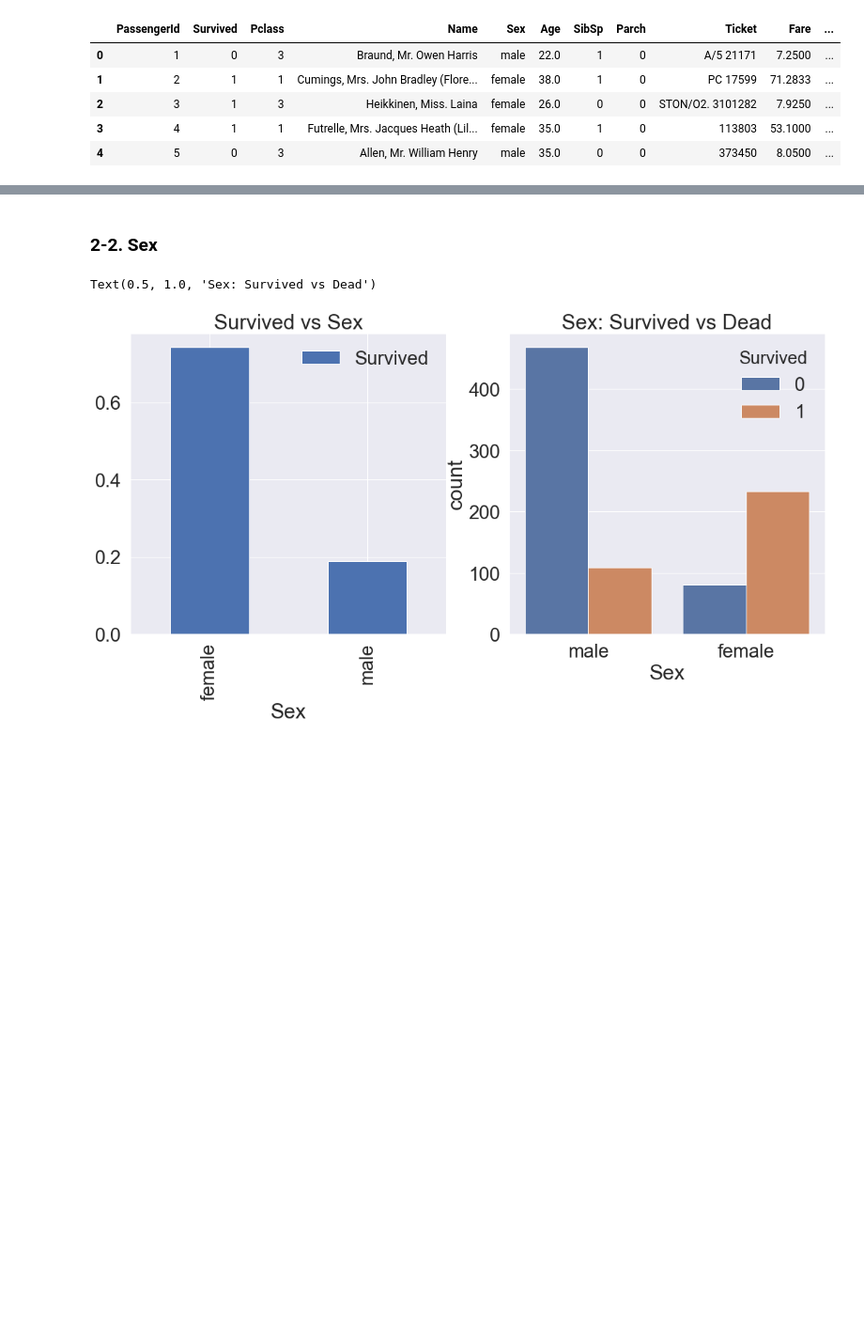
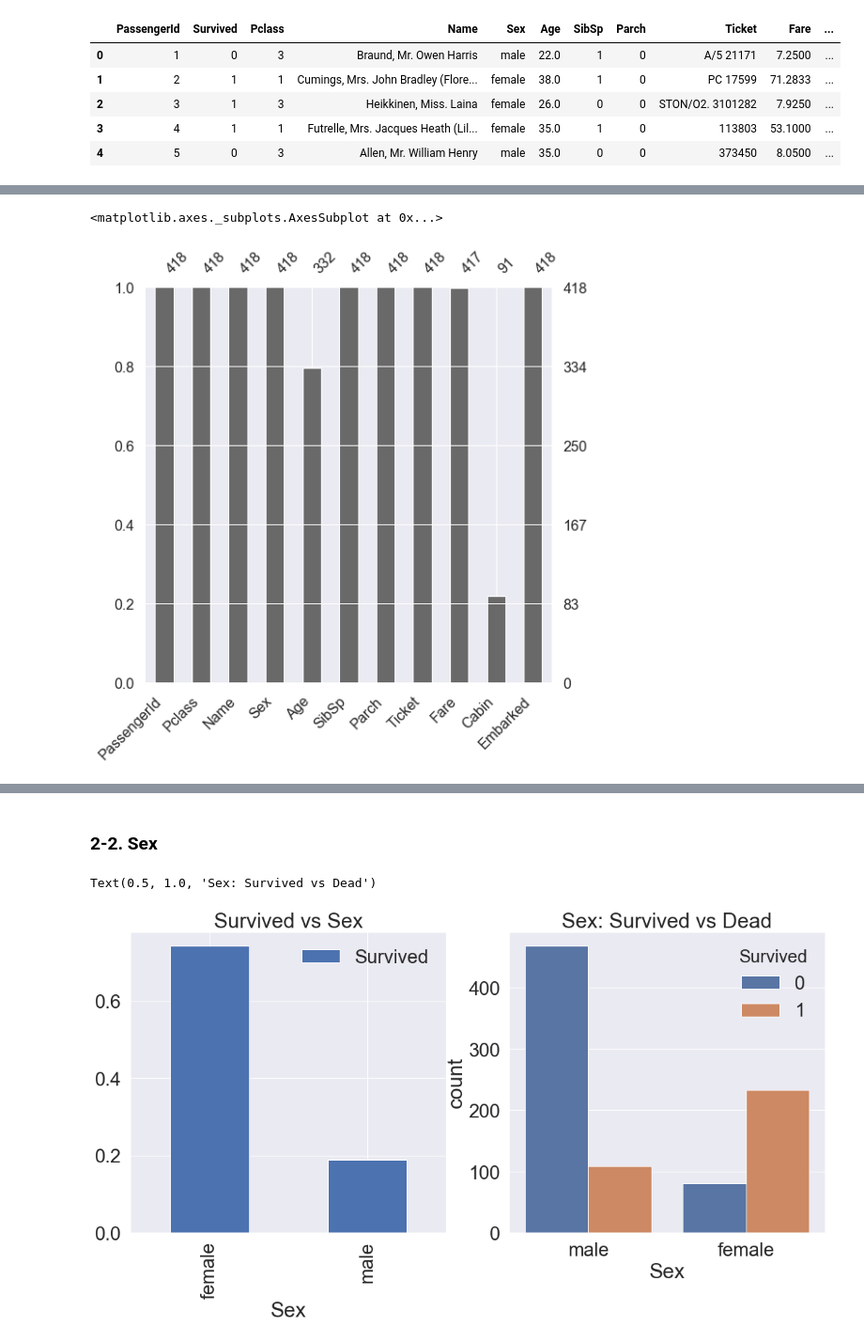
Before and after one commit to nevret-jklee/Kaggle_2019-3rd-ml-month-with-kakr, a Jupyter notebook: 필사적으로 필사하기/Titanic/1-1. titanic (3).ipynb, the cells around one changed output, grey strips where cells are left out. Shown at 94% size. Cells and saved outputs as stored; diff of their text form; code cells hidden in the pictures; blank space fills up the shorter version.

```diff
--- a/필사적으로 필사하기/Titanic/1-1. titanic (3).ipynb
+++ b/필사적으로 필사하기/Titanic/1-1. titanic (3).ipynb
@@ -27,0 +83,5 @@ df_train.head()
+# %%
+msno.bar(df_test, figsize=(8, 8))
+# %% [output]
+<matplotlib.axes._subplots.AxesSubplot at 0x...>
+[figure, added]
```
Also changed, not shown: parts of 61 cells of this notebook.
